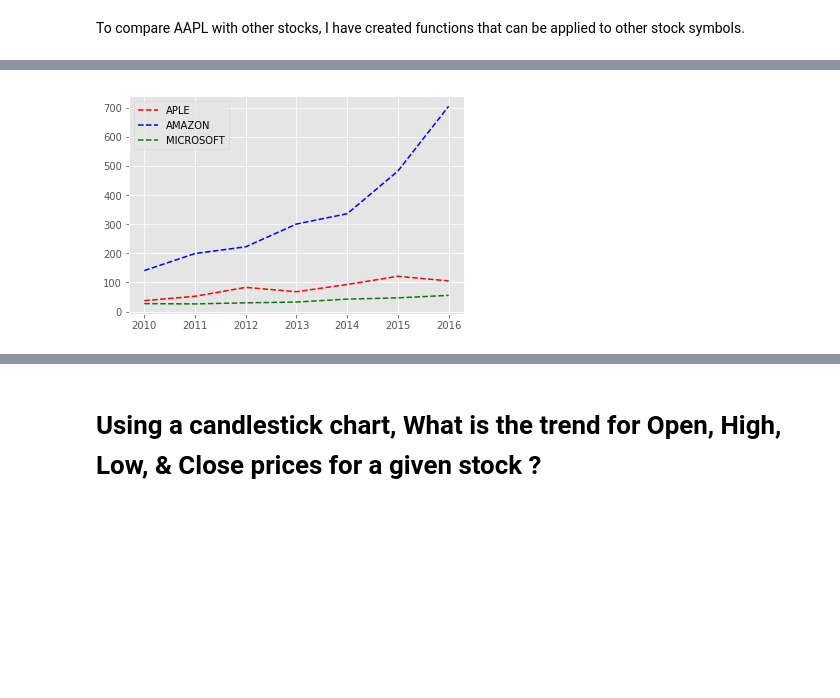
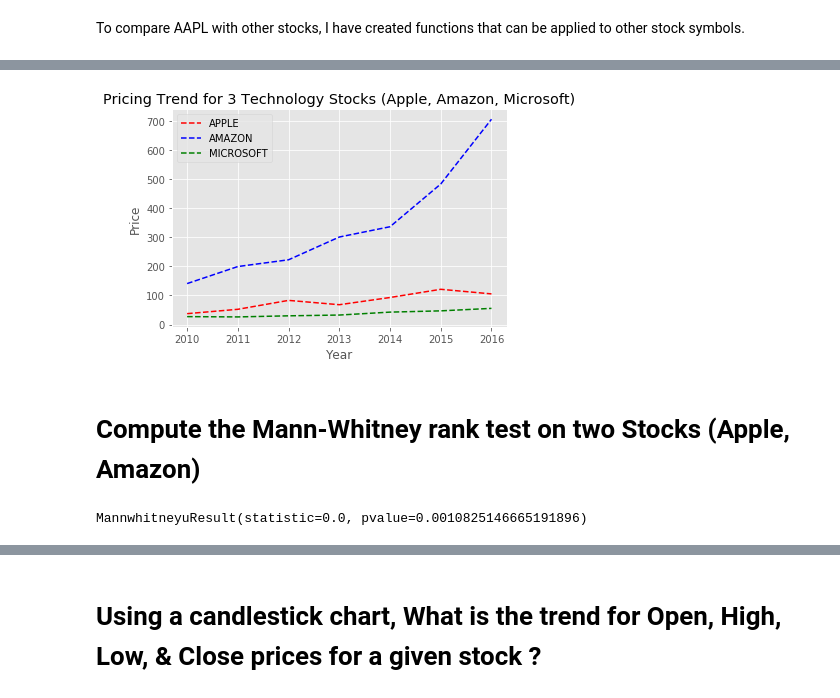
Before and after one commit to plj91682/Thinkful_Assignments, a Jupyter notebook: Thinkful_Assignment_Capstone.ipynb, the cells around one changed output, grey strips where cells are left out. Drawn from its saved outputs; the diff is of its cells as text; code cells hidden in the pictures; blank space fills up the shorter version.

```diff
--- a/Thinkful_Assignment_Capstone.ipynb
+++ b/Thinkful_Assignment_Capstone.ipynb
@@ -196,16 +240,27 @@ Name: high, dtype: float64
 # %%
 pd.options.mode.chained_assignment = None
 stocks_df['date'] = pd.to_datetime(stocks_df['date'])
 stocks_df['year'] = stocks_df['date'].dt.year
 stocks_df['month'] = stocks_df['date'].dt.month
 stocks_df['day'] = stocks_df['date'].dt.day
 
-#stocks_df.symbol.unique()
 grouped_by_df = pd.pivot_table(stocks_df, index = ['symbol','year'], values= "high")
 fig, ax = plt.subplots()
-plt.plot(grouped_by_df.loc['AAPL'],'r--', label='APLE')
+plt.plot(grouped_by_df.loc['AAPL'],'r--', label='APPLE')
 plt.plot(grouped_by_df.loc['AMZN'], 'b--', label='AMAZON')
 plt.plot(grouped_by_df.loc['MSFT'], 'g--', label='MICROSOFT')
+plt.title('Pricing Trend for 3 Technology Stocks (Apple, Amazon, Microsoft)')
+plt.xlabel('Year')
+plt.ylabel('Price')
 leg = ax.legend();
 # %% [output]
-[figure, old version]
+[figure, new version]
+# %% [markdown]
+# Compute the Mann-Whitney rank test on two Stocks (Apple, Amazon)
+# %%
+from scipy.stats import mannwhitneyu
+sample_a = grouped_by_df.loc['AAPL']
+sample_b = grouped_by_df.loc['AMZN']
+mannwhitneyu(sample_a, sample_b)
+# %% [output]
+MannwhitneyuResult(statistic=0.0, pvalue=0.0010825146665191896)
```
Also changed, not shown: parts of 22 cells of this notebook.
